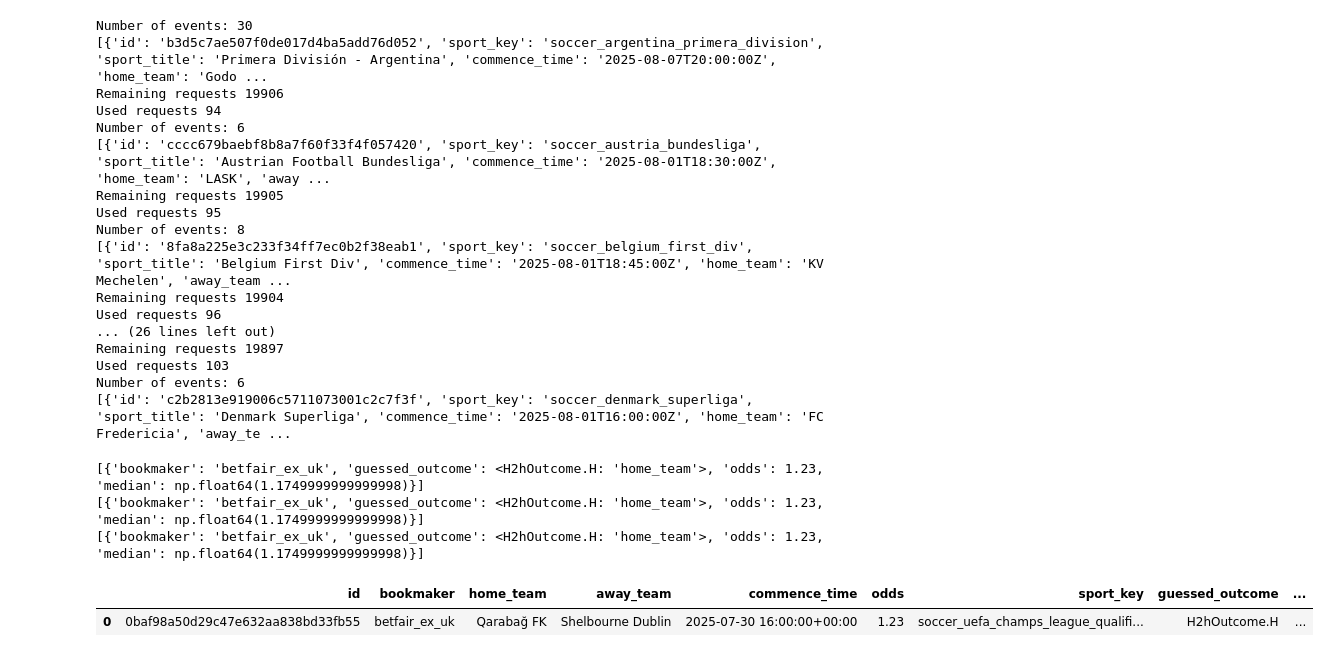
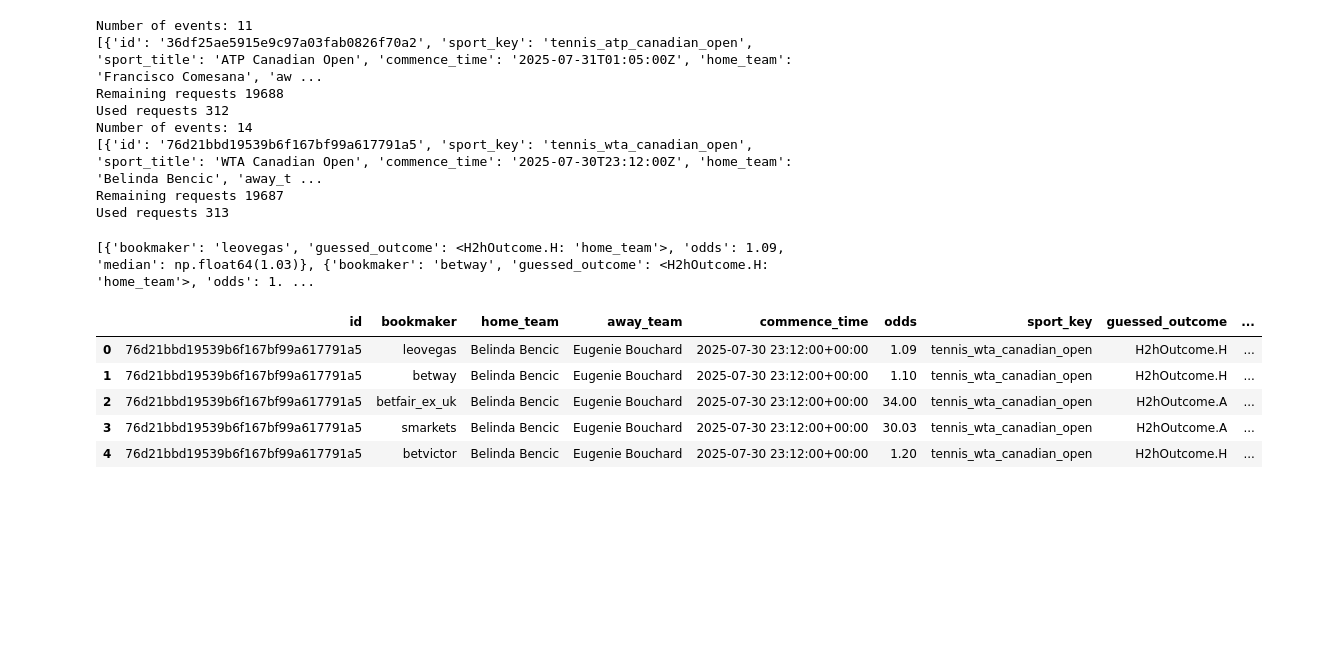
Before and after one commit to daniel-chen2/betting_project, a Jupyter notebook: Betting Agent.ipynb, the cells around one changed output. Cells and saved outputs as stored; diff of their text form; code cells hidden in the pictures; blank space fills up the shorter version.

Commit message:
control for other markets with no draw

```diff
--- a/Betting Agent.ipynb
+++ b/Betting Agent.ipynb
@@ -8,39 +9,34 @@ from Transformers.H2hEventTransformer import oddsApiEventsToH2hEvent
 # %%
-soccer_events = oddsApi.getEventsForMultipleSports(oddsApi.ALL_SOCCER_SPORTS, [oddsApi.Regions.UK], [oddsApi.Markets.H2H])
+importlib.reload(oddsApi)
+soccer_events = oddsApi.getEventsForMultipleSports(
+    sports=["tennis_atp_canadian_open", "tennis_wta_canadian_open"], regions=[oddsApi.Regions.UK], markets=[oddsApi.Markets.H2H])
 # %% [output]
-Number of events: 30
-[{'id': 'b3d5c7ae507f0de017d4ba5add76d052', 'sport_key': 'soccer_argentina_primera_division', 'sport_title': 'Primera División - Argentina', 'commence_time': '2025-08-07T20:00:00Z', 'home_team': 'Godo ...
-Remaining requests 19906
-Used requests 94
-Number of events: 6
-[{'id': 'cccc679baebf8b8a7f60f33f4f057420', 'sport_key': 'soccer_austria_bundesliga', 'sport_title': 'Austrian Football Bundesliga', 'commence_time': '2025-08-01T18:30:00Z', 'home_team': 'LASK', 'away ...
-Remaining requests 19905
-Used requests 95
-Number of events: 8
-[{'id': '8fa8a225e3c233f34ff7ec0b2f38eab1', 'sport_key': 'soccer_belgium_first_div', 'sport_title': 'Belgium First Div', 'commence_time': '2025-08-01T18:45:00Z', 'home_team': 'KV Mechelen', 'away_team ...
-Remaining requests 19904
-Used requests 96
-... (26 lines left out)
-Remaining requests 19897
-Used requests 103
-Number of events: 6
-[{'id': 'c2b2813e919006c5711073001c2c7f3f', 'sport_key': 'soccer_denmark_superliga', 'sport_title': 'Denmark Superliga', 'commence_time': '2025-08-01T16:00:00Z', 'home_team': 'FC Fredericia', 'away_te ...
+Number of events: 11
+[{'id': '36df25ae5915e9c97a03fab0826f70a2', 'sport_key': 'tennis_atp_canadian_open', 'sport_title': 'ATP Canadian Open', 'commence_time': '2025-07-31T01:05:00Z', 'home_team': 'Francisco Comesana', 'aw ...
+Remaining requests 19688
+Used requests 312
+Number of events: 14
+[{'id': '76d21bbd19539b6f167bf99a617791a5', 'sport_key': 'tennis_wta_canadian_open', 'sport_title': 'WTA Canadian Open', 'commence_time': '2025-07-30T23:12:00Z', 'home_team': 'Belinda Bencic', 'away_t ...
+Remaining requests 19687
+Used requests 313
 # %%
 import Betting_Engines.H2hEventAboveMeanOddsBettingEngine as BettingEngine
-import importlib
+import sys
 
 importlib.reload(BettingEngine)
 
 bettingEngine = BettingEngine.H2hEventAboveMeanOddsBettingEngine(
-    alpha=0.02,
+    alpha=0.03,
     betOddsUpperLimit=sys.maxsize,
-    commision=0.06,
+    commision=0.0,
 )
 
 pd.DataFrame(bettingEngine.analyseAndFindBets(oddsApiEventsToH2hEvent(soccer_events)))
 # %% [output]
-[{'bookmaker': 'betfair_ex_uk', 'guessed_outcome': <H2hOutcome.H: 'home_team'>, 'odds': 1.23, 'median': np.float64(1.1749999999999998)}]
-[{'bookmaker': 'betfair_ex_uk', 'guessed_outcome': <H2hOutcome.H: 'home_team'>, 'odds': 1.23, 'median': np.float64(1.1749999999999998)}]
-[{'bookmaker': 'betfair_ex_uk', 'guessed_outcome': <H2hOutcome.H: 'home_team'>, 'odds': 1.23, 'median': np.float64(1.1749999999999998)}]
+[{'bookmaker': 'leovegas', 'guessed_outcome': <H2hOutcome.H: 'home_team'>, 'odds': 1.09, 'median': np.float64(1.03)}, {'bookmaker': 'betway', 'guessed_outcome': <H2hOutcome.H: 'home_team'>, 'odds': 1. ...
 |  | id | bookmaker | home_team | away_team | commence_time | odds | sport_key | guessed_outcome | ... |
-| 0 | 0baf98a50d29c47e632aa838bd33fb55 | betfair_ex_uk | Qarabağ FK | Shelbourne Dublin | 2025-07-30 16:00:00+00:00 | 1.23 | soccer_uefa_champs_league_qualifi... | H2hOutcome.H | ... |
+| 0 | 76d21bbd19539b6f167bf99a617791a5 | leovegas | Belinda Bencic | Eugenie Bouchard | 2025-07-30 23:12:00+00:00 | 1.09 | tennis_wta_canadian_open | H2hOutcome.H | ... |
+| 1 | 76d21bbd19539b6f167bf99a617791a5 | betway | Belinda Bencic | Eugenie Bouchard | 2025-07-30 23:12:00+00:00 | 1.10 | tennis_wta_canadian_open | H2hOutcome.H | ... |
+| 2 | 76d21bbd19539b6f167bf99a617791a5 | betfair_ex_uk | Belinda Bencic | Eugenie Bouchard | 2025-07-30 23:12:00+00:00 | 34.00 | tennis_wta_canadian_open | H2hOutcome.A | ... |
+| 3 | 76d21bbd19539b6f167bf99a617791a5 | smarkets | Belinda Bencic | Eugenie Bouchard | 2025-07-30 23:12:00+00:00 | 30.03 | tennis_wta_canadian_open | H2hOutcome.A | ... |
+| 4 | 76d21bbd19539b6f167bf99a617791a5 | betvictor | Belinda Bencic | Eugenie Bouchard | 2025-07-30 23:12:00+00:00 | 1.20 | tennis_wta_canadian_open | H2hOutcome.H | ... |
```
Also changed, not shown: parts of 1 cell of this notebook, 4 other files.
